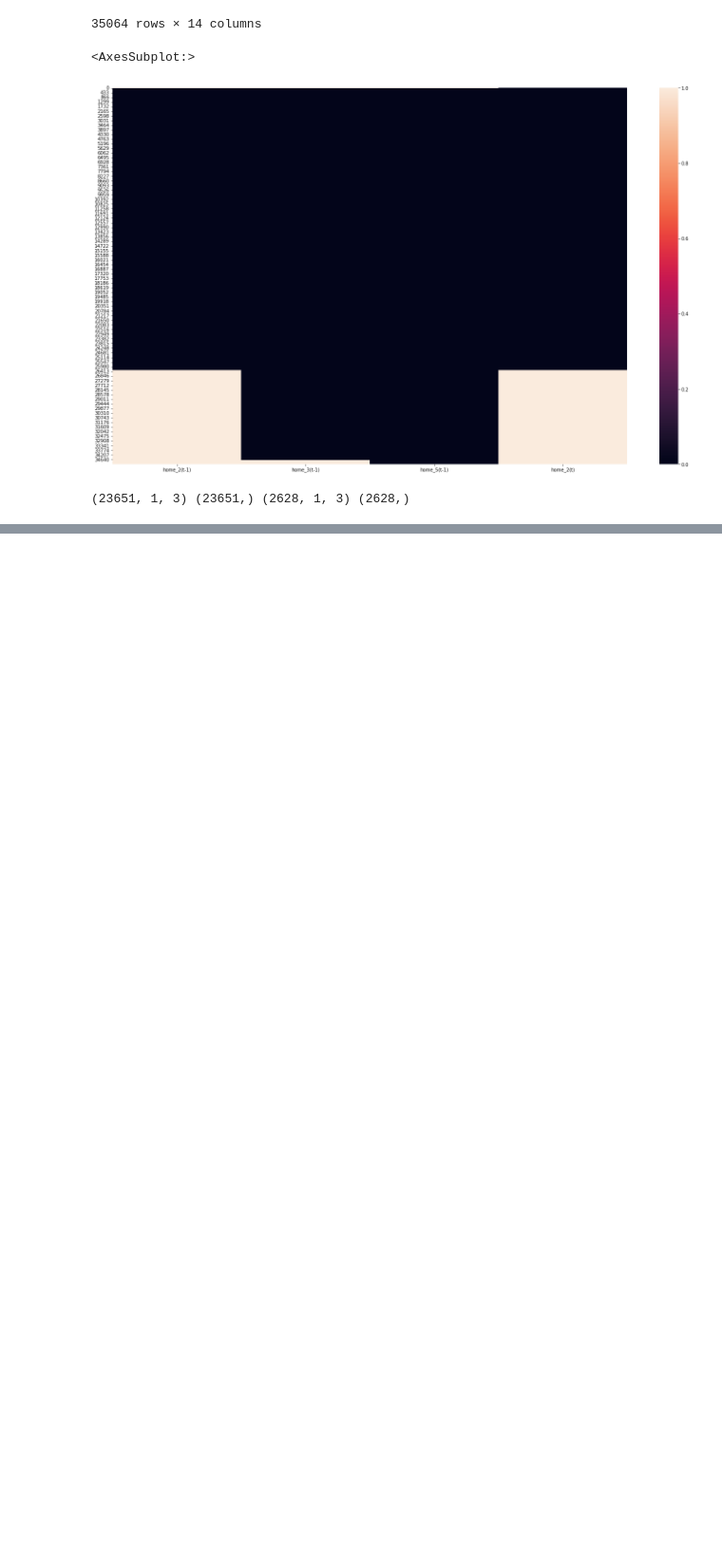
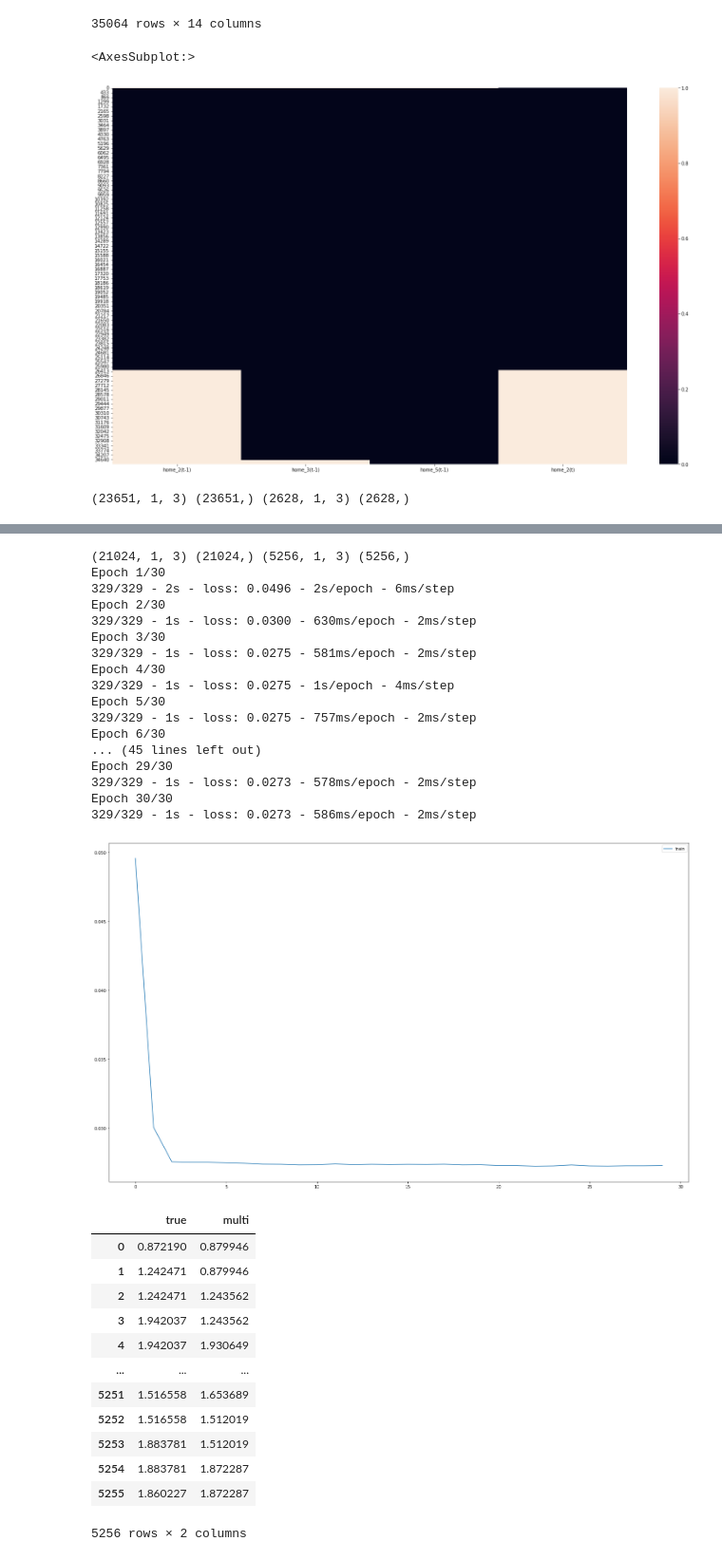
Before and after one commit to danbm94/masterthesis, a Jupyter notebook: flwer_smart.ipynb, the cells around one changed output, grey strips where cells are left out. Shown at 95% size. Saved outputs shown, nothing was run; the diff lists cells and outputs as text; code cells hidden in the pictures; blank space fills up the shorter version.

```diff
--- a/flwer_smart.ipynb
+++ b/flwer_smart.ipynb
@@ -455,0 +428,3 @@ TypeError: 'numpy.float32' object is not callable
+# %%
+# rmse_train["naive"] = rmse(pred_train["true"], pred_train["simple_lstm"])
+rmse_b_test["naive"]  = rmse(pred_b_test["true"],  pred_b_test["multi"])
@@ -455,0 +435,4 @@ TypeError: 'numpy.float32' object is not callable
+# %%
+pred_b_test = pd.DataFrame(pred_b_test)
+# %%
+pred_b_test['error'] = pred_b_test['true']-pred_b_test['multi']
@@ -455,0 +548,39 @@ TypeError: 'numpy.float32' object is not callable
+# %%
+home_c = reframed.iloc[:,[1,2,4,9]]
+home_d = reframed.iloc[:,[0,2,3,4,5,10]]
+home_f = reframed.iloc[:,[1,2,4,11]]
+home_g= reframed.iloc[:,[0,2,3,4,5,6,12]]
+# %%
+train_model(home_c,train_size=0.8, neurons=50, epochs=30, batch_size=64)
+# %% [output]
+(21024, 1, 3) (21024,) (5256, 1, 3) (5256,)
+Epoch 1/30
+329/329 - 2s - loss: 0.0496 - 2s/epoch - 6ms/step
+Epoch 2/30
+329/329 - 1s - loss: 0.0300 - 630ms/epoch - 2ms/step
+Epoch 3/30
+329/329 - 1s - loss: 0.0275 - 581ms/epoch - 2ms/step
+Epoch 4/30
+329/329 - 1s - loss: 0.0275 - 1s/epoch - 4ms/step
+Epoch 5/30
+329/329 - 1s - loss: 0.0275 - 757ms/epoch - 2ms/step
+Epoch 6/30
+... (45 lines left out)
+Epoch 29/30
+329/329 - 1s - loss: 0.0273 - 578ms/epoch - 2ms/step
+Epoch 30/30
+329/329 - 1s - loss: 0.0273 - 586ms/epoch - 2ms/step
+[figure, added]
+|  | true | multi |
+| 0 | 0.872190 | 0.879946 |
+| 1 | 1.242471 | 0.879946 |
+| 2 | 1.242471 | 1.243562 |
+| 3 | 1.942037 | 1.243562 |
+| 4 | 1.942037 | 1.930649 |
+| ... | ... | ... |
+| 5251 | 1.516558 | 1.653689 |
+| 5252 | 1.516558 | 1.512019 |
+| 5253 | 1.883781 | 1.512019 |
+| 5254 | 1.883781 | 1.872287 |
+| 5255 | 1.860227 | 1.872287 |
+5256 rows × 2 columns
```
Also changed, not shown: parts of 24 cells of this notebook.
